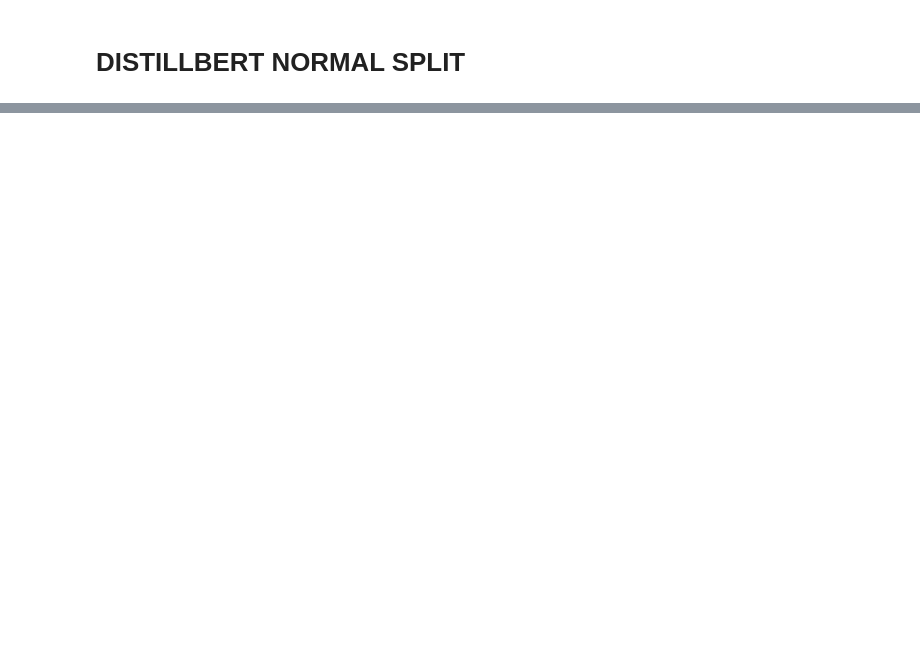
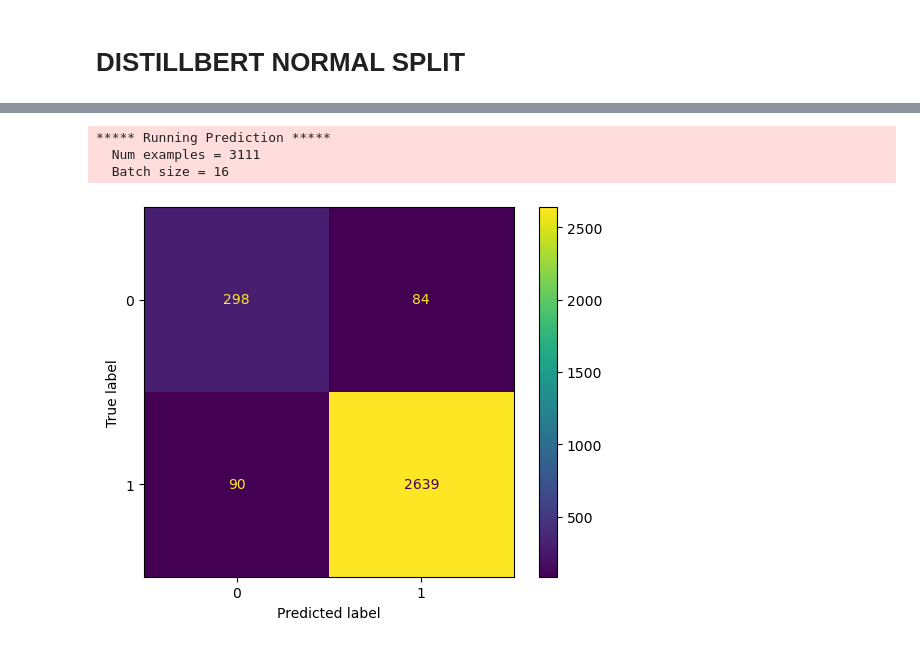
Before and after one commit to rvalgreen/machine_learning_playground, a Jupyter notebook: distillbert_ai.ipynb, the cells around one changed output, grey strips where cells are left out. Drawn from its saved outputs; the diff is of its cells as text; code cells hidden in the pictures; blank space fills up the shorter version.

```diff
--- a/distillbert_ai.ipynb
+++ b/distillbert_ai.ipynb
@@ -503,15 +558,29 @@ encodings = tokenizer(texts, truncation=True, padding=True, max_length=128 )
 # %%
-# Split dataset into training and validation sets
-train_texts, val_texts, train_labels, val_labels = train_test_split(
-    encodings['input_ids'], encoded_labels, test_size=0.1, random_state=42
-)
+if predict_only_one:
+    texts = dataFrame['FullText'].tolist()
+    labels = dataFrame['Labels'].tolist()
+else:
+    # Assume the CSV has 'text' and 'label' columns
+    texts = dataFrame['FullText'].tolist()
+    labels = dataFrame['Labels'].tolist()
 
-train_masks, val_masks = train_test_split(
-    encodings['attention_mask'], test_size=0.1, random_state=42
-)
+    # Encode labels to integers
+    label_encoder = LabelEncoder()
+    encoded_labels = label_encoder.fit_transform(labels)
 
-train_dataset = EncodedDataset({'input_ids': train_texts, 'attention_mask': train_masks}, train_labels)
-val_dataset = EncodedDataset({'input_ids': val_texts, 'attention_mask': val_masks}, val_labels)
+    encodings = tokenizer(texts, truncation=True, padding=True, max_length=128 )
+
+    # Split dataset into training and validation sets
+    train_texts, val_texts, train_labels, val_labels = train_test_split(
+        encodings['input_ids'], encoded_labels, test_size=0.1, random_state=42
+    )
+
+    train_masks, val_masks = train_test_split(
+        encodings['attention_mask'], test_size=0.1, random_state=42
+    )
+
+    train_dataset = EncodedDataset({'input_ids': train_texts, 'attention_mask': train_masks}, train_labels)
+    val_dataset = EncodedDataset({'input_ids': val_texts, 'attention_mask': val_masks}, val_labels)
 # %%
 # DataLoader
 data_collator = DataCollatorWithPadding(tokenizer=tokenizer)
@@ -524,7 +593,7 @@ configs = [
     "lr":1e-4,
     "epochs":1,
     "weight_decay":0.01,
-    "save":True
+    "save":False
     },
 ]
 # %%
@@ -591,0 +717,17 @@ for conf in configs:
+# %%
+preds = trainer.predict(val_dataset).predictions
+preds = np.argmax(preds, axis=1)
+# %% [output]
+***** Running Prediction *****
+  Num examples = 3111
+  Batch size = 16
+# %%
+# Compute the confusion matrix
+cm = confusion_matrix(val_labels, preds)
+
+# Display the confusion matrix
+disp = ConfusionMatrixDisplay(confusion_matrix=cm)
+disp.plot()
+plt.show()
+# %% [output]
+[figure, added]
```
Also changed, not shown: parts of 18 cells of this notebook, 5 other files.
